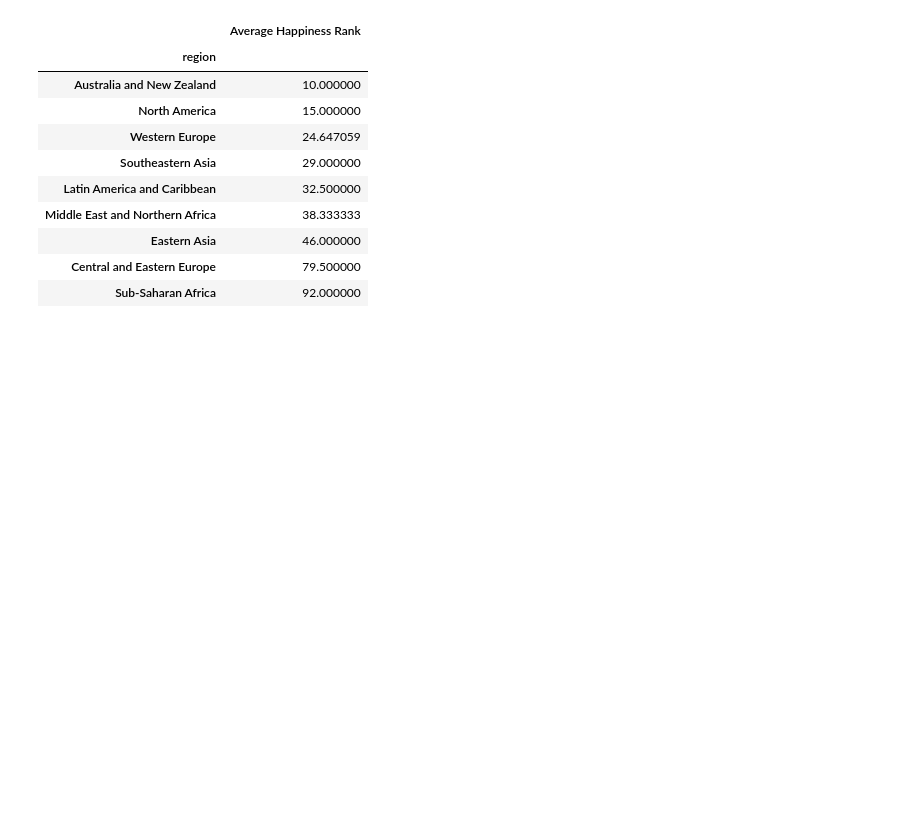
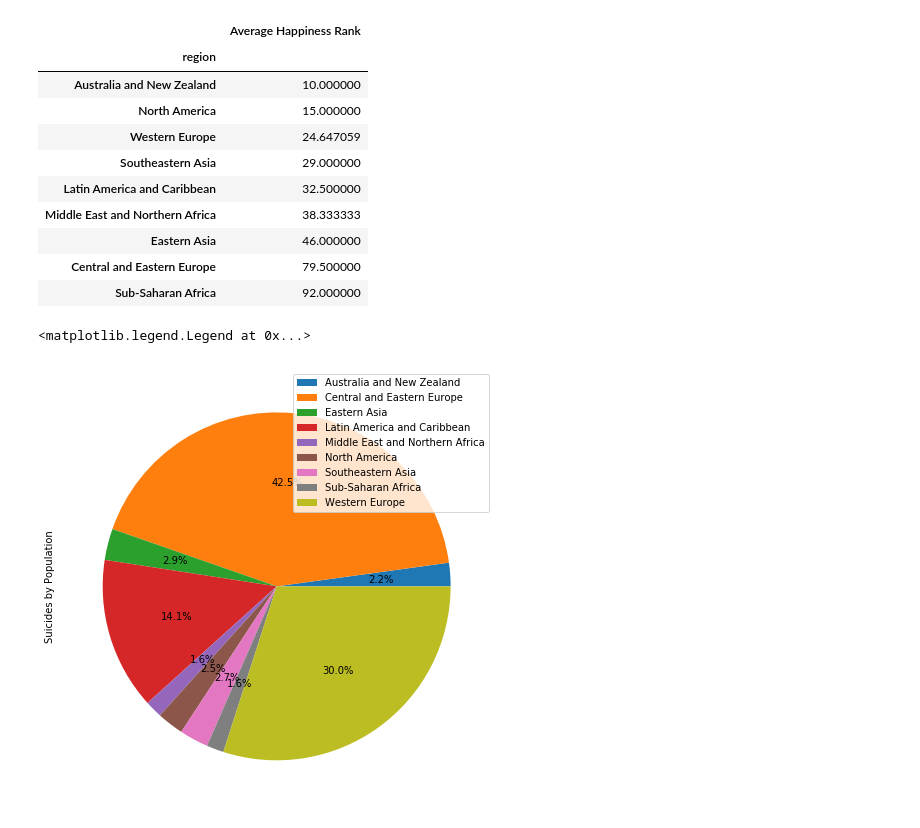
Before and after one commit to jsabastian/group-project_1, a Jupyter notebook: Individual_Code/Christina/00_Base_Code-CLee.ipynb, the cells around one changed output. Cells and saved outputs as stored; diff of their text form; code cells hidden in the pictures; blank space fills up the shorter version.

```diff
--- a/Individual_Code/Christina/00_Base_Code-CLee.ipynb
+++ b/Individual_Code/Christina/00_Base_Code-CLee.ipynb
@@ -144,3 +144,11 @@ rank_region.sort_values('Average Happiness Rank', ascending = True)
 | Eastern Asia | 46.000000 |
 | Central and Eastern Europe | 79.500000 |
 | Sub-Saharan Africa | 92.000000 |
+# %%
+#The pie charts of Sucide by Population and Goerment trust show SOME correlation -small
+#Suicide by region pie graph
+suicides_by_pop_per_region.plot.pie(y='Suicides by Population', labels=None, figsize=(8,8), autopct="%1.1f%%")
+plt.legend(labels=suicides_by_pop_per_region.index, loc="best", fontsize=10)
+# %% [output]
+<matplotlib.legend.Legend at 0x...>
+[figure, added]
```
Also changed, not shown: parts of 5 cells of this notebook.
